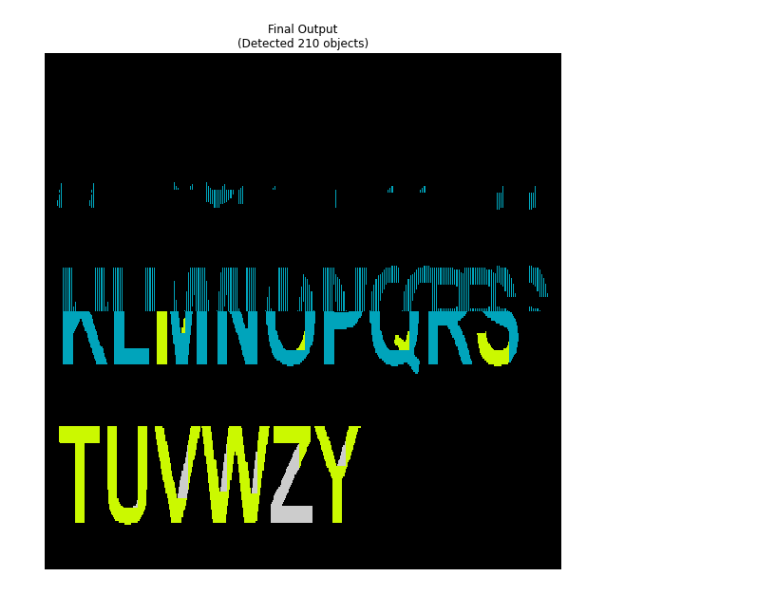
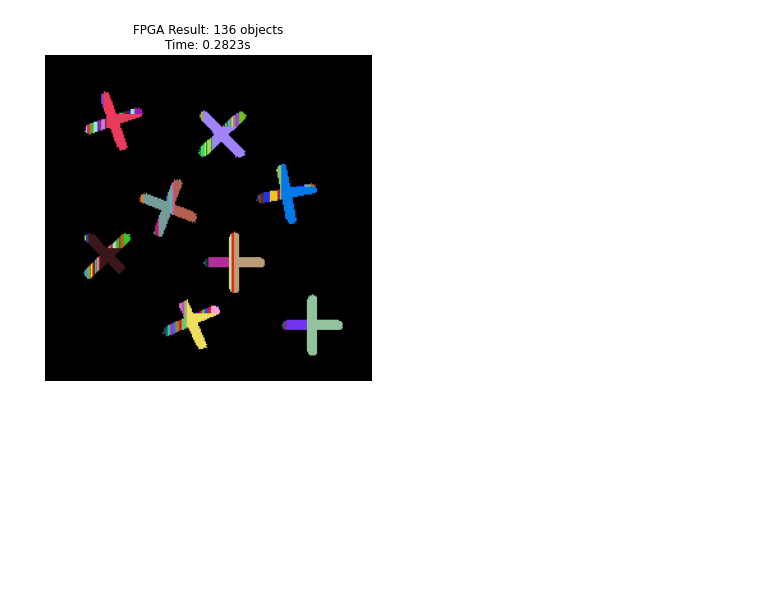
Before and after one commit to KOTerra/utcn-bounding-box-detection-on-PYNQ-Z1, a Jupyter notebook: PS/main.ipynb, the cells around one changed output. Drawn from its saved outputs; the diff is of its cells as text; code cells hidden in the pictures; blank space fills up the shorter version.

```diff
--- a/PS/main.ipynb
+++ b/PS/main.ipynb
@@ -36,7 +36,7 @@ relabel_ctrl = get_safe_driver('ccl_relabel_core_0')
 # 3. Process Input Image (CORRECTED & FIXED BIT ORDER)
 # ==========================================
 print("Processing Input Image...")
-input_path = "images/letters.jpg"
+input_path = "images/crosses.jpg"
 
 image = cv2.imread(input_path)
 if image is None:
@@ -228,97 +228,102 @@ import numpy as np
 import matplotlib.pyplot as plt
 from scipy.sparse.csgraph import connected_components
 from scipy.sparse import csr_matrix
+import cv2
+import os
+import time
 
-print("--- Step 7: Robust Hybrid Stitching ---")
+print("--- Step 7: Software Relabeling ---")
 
-# 1. Load the FPGA Output
+start_time = time.time()
+
+os.makedirs("images/fpga", exist_ok=True)
+
 if 'combined_buf' not in locals():
-    print("!! Error: 'combined_buf' not found. Please re-run Step 6.")
+    print("!! Error: 'combined_buf' not found, re-run Step 6.")
 else:
-    # Ensure we are working with uint32 to avoid overflow
     raw_img = np.array(combined_buf, dtype=np.uint32).reshape((512, 512))
-    print(f"   [Input] Loaded FPGA output. Max Label: {np.max(raw_img)}")
+    print(f"    Loaded FPGA output. Max Label: {np.max(raw_img)}")
 
-    # 2. Define the Seams
-    seams = [128, 256, 384]
+    seams = [128, 256, 384] #borders
 
-    # We will build a graph of equivalent labels
     max_label_id = np.max(raw_img)
     equivalences = []
 
-    print("   [Processing] Scanning seams with Neighbor-Search...")
+    print("    Scanning seams with Neighbor-Search...")
 
     for row in seams:
-        # Get the row above (Top Slice) and below (Bottom Slice) the seam
         row_top = raw_img[row - 1, :]
         row_bot = raw_img[row, :]
 
-        # IMPROVEMENT: Look for connections not just at [col], but [col-1] and [col+1]
-        # This fixes the issue where diagonal lines shift by 1 pixel at the boundary.
-
-        # 1. Direct Vertical Overlap (Top[i] touches Bot[i])
+        # 1. Direct Vertical Overlap
         mask_direct = (row_top > 0) & (row_bot > 0)
         indices_direct = np.where(mask_direct)[0]
         for col in indices_direct:
             equivalences.append((row_top[col], row_bot[col]))
 
-        # 2. Diagonal Left (Top[i+1] touches Bot[i])
-        # We check where Top is shifted left relative to Bot
-        # Safe array slicing to prevent index errors
+        # 2. Diagonal Left
         mask_diag1 = (row_top[1:] > 0) & (row_bot[:-1] > 0)
         indices_diag1 = np.where(mask_diag1)[0]
         for col in indices_diag1:
-             # row_top[col+1] is adjacent to row_bot[col]
              equivalences.append((row_top[col+1], row_bot[col]))
 
-        # 3. Diagonal Right (Top[i] touches Bot[i+1])
+        # 3. Diagonal Right
         mask_diag2 = (row_top[:-1] > 0) & (row_bot[1:] > 0)
         indices_diag2 = np.where(mask_diag2)[0]
         for col in indices_diag2:
-             # row_top[col] is adjacent to row_bot[col+1]
              equivalences.append((row_top[col], row_bot[col+1]))
 
-    print(f"   [Logic] Found {len(equivalences)} merge points (including diagonals).")
+    print(f"    Found {len(equivalences)} equivalences.")
 
-    # 3. Resolve Equivalences
+
     if len(equivalences) > 0:
-        # Create sparse graph
         row_idx, col_idx = zip(*equivalences)
         data = np.ones(len(equivalences))
 
-        # Note: Size is MaxID+1
         graph = csr_matrix((data, (row_idx, col_idx)), shape=(max_label_id + 1, max_label_id + 1))
-
-        # Find Connected Components
         n_components, labels_map = connected_components(graph, directed=False)
 
-        print(f"   [Logic] Merging completed. Remapped to {n_components} unique IDs.")
+        print(f"    Merging completed. Remapped to {n_components} unique IDs.")
 
-        # 4. Remap the Image (This is the heavy lifting)
-        # We perform the mapping efficiently using numpy indexing
         final_img = labels_map[raw_img]
 
-        # 5. Handle Background
-        # Background (0) might have been mapped to a new ID. Force it back to 0.
+        # Force background back to 0
         bg_label = labels_map[0]
         final_img[final_img == bg_label] = 0
 
     else:
-        print("   [Info] No overlapping objects found.")
+        print("   No overlaps")
         final_img = raw_img
 
-    # 6. Final Visualization
-    # Calculate true object count
+
     unique_objects = np.unique(final_img)
-    object_count = len(unique_objects) - 1 # Exclude background
+    object_count = len(unique_objects) - 1
     if object_count < 0: object_count = 0
 
-    print("\n--- Final Result ---")
-    print(f"Total Unique Objects Detected: {object_count}")
+    print(f"\n--- Final Result: {object_count} Objects Detected ---")
 
-    plt.figure(figsize=(10, 10))
-    plt.imshow(final_img, cmap='nipy_spectral', interpolation='nearest')
-    plt.title(f"Final Output\n(Detected {object_count} objects)")
+    # Generate random colors for visualization (ID=0=background=black)
+    max_final_id = np.max(final_img)
+    colors = np.random.randint(0, 255, size=(max_final_id + 1, 3), dtype=np.uint8)
+    colors[0] = [0, 0, 0]
+    # Map labels to colors
+    color_img = colors[final_img]
+
+    # Save to disk
+    if 'image_name' not in locals(): image_name = 'output'
+
+    save_path = f"images/fpga/fpga_{image_name}_labeled.jpg"
+    cv2.imwrite(save_path, color_img)
+    print(f"    Saved labeled image to: {save_path}")
+
+    end_time = time.time()
+    elapsed_time = end_time - start_time
+    print(f"    Total Processing Time: {elapsed_time:.4f} seconds")
+
+    # Display in Notebook
+    plt.figure(figsize=(6, 6))
+    plt.imshow(cv2.cvtColor(color_img, cv2.COLOR_BGR2RGB))
+    plt.title(f"FPGA Result: {object_count} objects\nTime: {elapsed_time:.4f}s")
     plt.axis('off')
     plt.show()
 # %% [output]
@@ -333 +339 @@ Total Unique Objects Detected: 210
-[figure, old version]
+[figure, new version]
```
Also changed, not shown: parts of 4 cells of this notebook.
